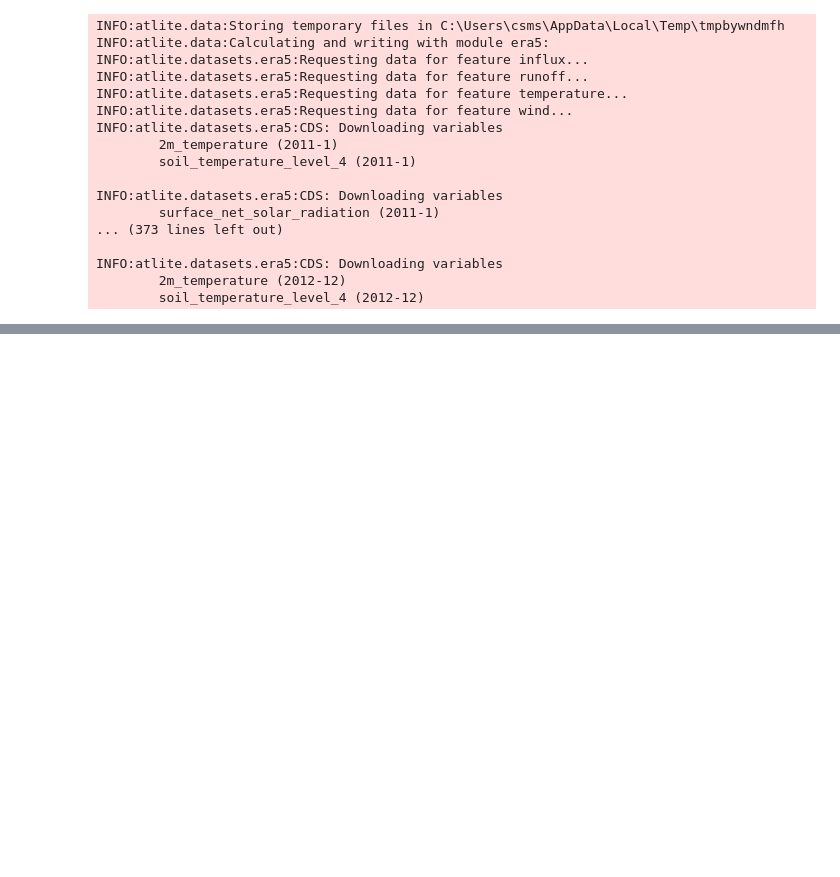
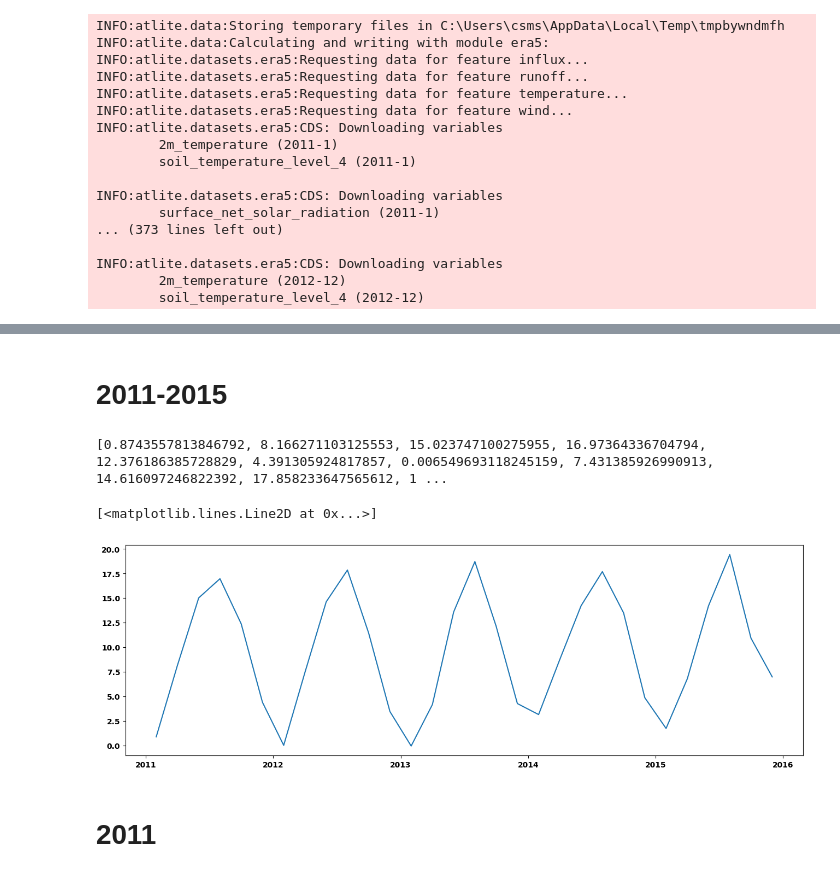
Before and after one commit to Cari1111/bachelor-code, a Jupyter notebook: create_cutout.ipynb, the cells around one changed output, grey strips where cells are left out. Saved outputs shown, nothing was run; the diff lists cells and outputs as text; code cells hidden in the pictures; blank space fills up the shorter version.

```diff
--- a/create_cutout.ipynb
+++ b/create_cutout.ipynb
@@ -33,4 +42,6 @@ INFO:atlite.datasets.era5:CDS: Downloading variables
 INFO:atlite.datasets.era5:CDS: Downloading variables
         2m_temperature (2012-12)
         soil_temperature_level_4 (2012-12)
+# %%
+cutout = atlite.Cutout('cutout-de-2011-2015.nc')
 # %%
@@ -55,0 +119,15 @@ Data variables: (12/13)
+# %% [markdown]
+# 2011-2015
+# %%
+snapshot_split = split_list(cutout.data['time'].data, 30)
+# %%
+feature_keys = list(cutout.data.keys())[1:]
+features = dict()
+for key in feature_keys:
+    features[key] = []
+
+for snapshots in snapshot_split:
+    time_slice = slice(snapshots[0], snapshots[-1])
+    for key in feature_keys:
+        mean = float(np.mean(cutout.data[key].sel(time=time_slice).data))
+        features[key].append(mean)
@@ -55,0 +137,13 @@ Data variables: (12/13)
+# %%
+dates = [snapshots[int(len(snapshots)/2)] for snapshots in snapshot_split]
+# %%
+temperatures_C = [convert_temperature(tempr, 'K', 'C') for tempr in features['temperature']]
+print(temperatures_C)
+plt.figure(figsize=(16,5))
+plt.plot(dates, temperatures_C)
+# %% [output]
+[0.8743557813846792, 8.166271103125553, 15.023747100275955, 16.97364336704794, 12.376186385728829, 4.391305924817857, 0.006549693118245159, 7.431385926990913, 14.616097246822392, 17.858233647565612, 1 ...
+[<matplotlib.lines.Line2D at 0x...>]
+[figure, added]
+# %% [markdown]
+# 2011
```
Also changed, not shown: parts of 12 cells of this notebook.
